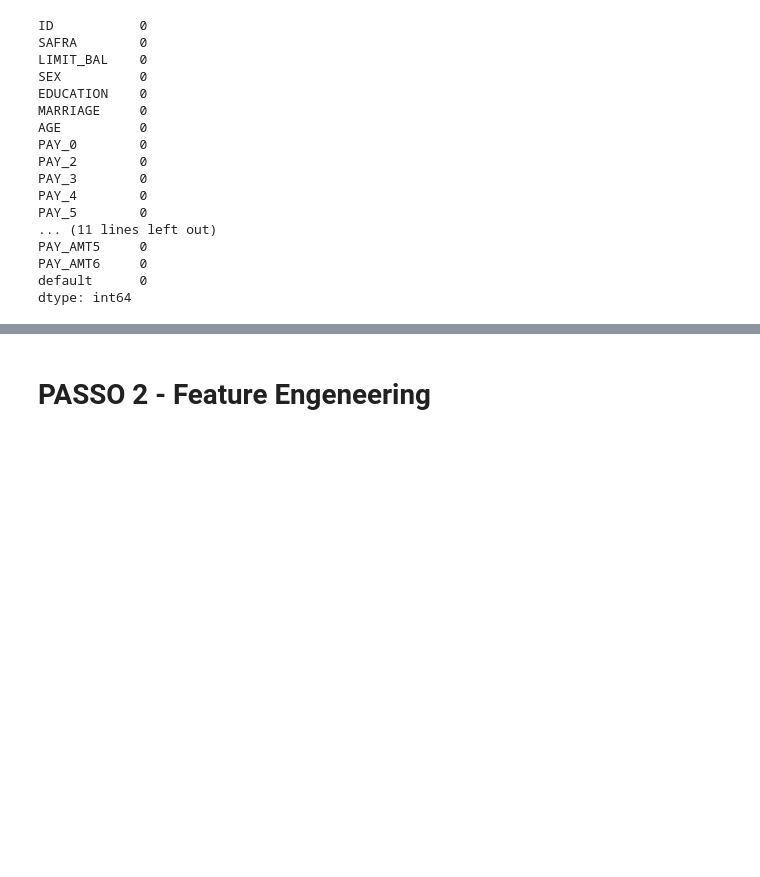
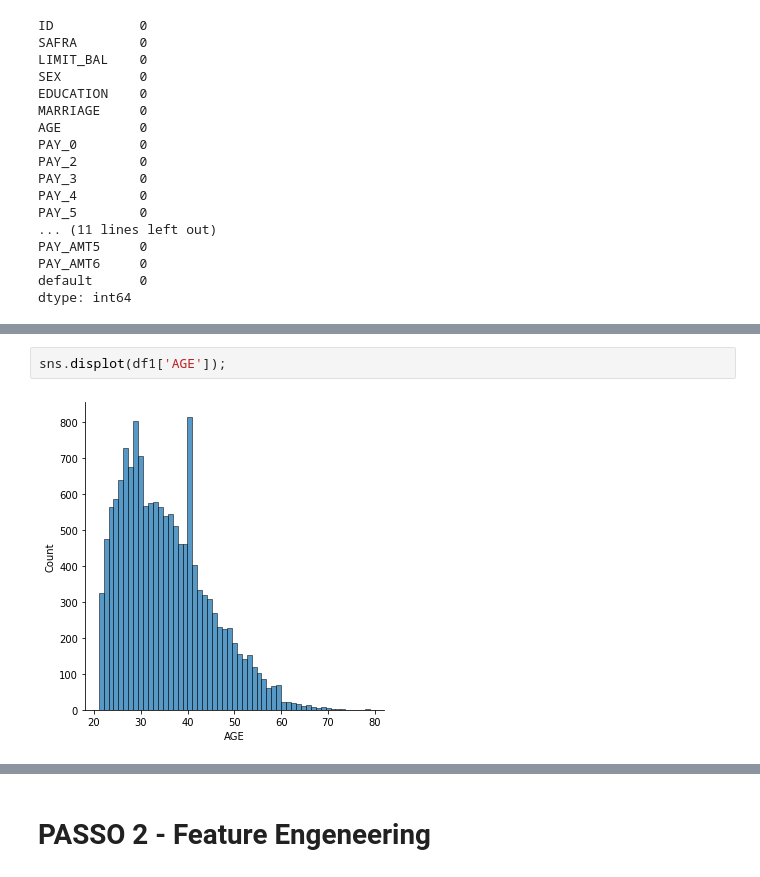
Before and after one commit to erickfog/CreditScoreProject, a Jupyter notebook: v0 - credit_scoring.ipynb, the cells around one changed output, grey strips where cells are left out. Drawn from its saved outputs; the diff is of its cells as text; blank space fills up the shorter version.

```diff
--- a/v0 - credit_scoring.ipynb
+++ b/v0 - credit_scoring.ipynb
@@ -307,0 +341,4 @@ m
+# %%
+sns.displot(df1['AGE']);
+# %% [output]
+[figure, added]
```
Also changed, not shown: parts of 43 cells of this notebook.
